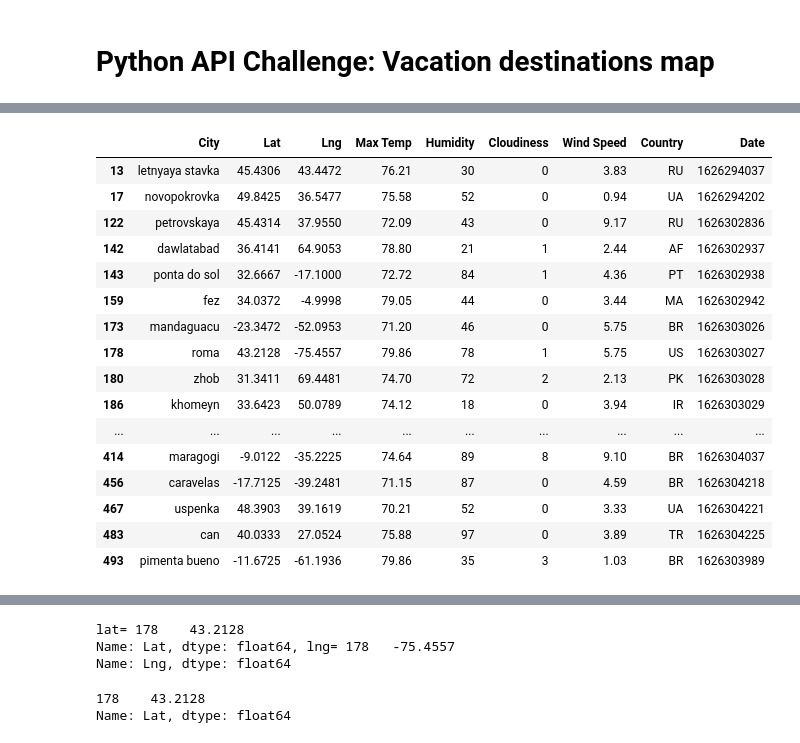
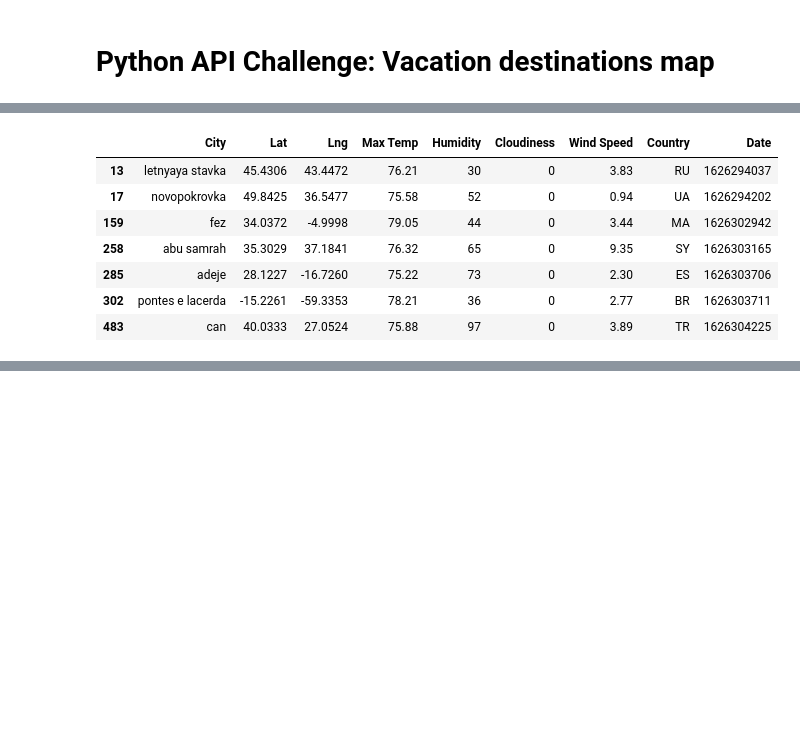
Before and after one commit to mjcarlson628/python-api-challenge, a Jupyter notebook: VacationPy/VacationPy.ipynb, the cells around one changed output, grey strips where cells are left out. Cells and saved outputs as stored; diff of their text form; code cells hidden in the pictures; blank space fills up the shorter version.

Commit message:
fixed heatmap and vacation hotels

```diff
--- a/VacationPy/VacationPy.ipynb
+++ b/VacationPy/VacationPy.ipynb
@@ -21,29 +22,20 @@ weather_df.head()
 | 3 | macau | 22.2006 | 113.5461 | 87.08 | 79 | 20 | 8.05 | MO | 1626294035 |
 | 4 | portales | 34.1862 | -103.3344 | 88.11 | 28 | 8 | 16.33 | US | 1626294035 |
 # %%
-# Search for places that had temperatures between 70 and 80 F, winds below 10mph, and few clouds
-vacation_df = weather_df.loc[weather_df["Max Temp"] > 70]
+# Search for places that had temperatures between 75 and 80 F, winds below 10mph, and no clouds
+vacation_df = weather_df.loc[weather_df["Max Temp"] > 75]
 vacation_df = vacation_df.loc[vacation_df["Max Temp"] < 80]
 vacation_df = vacation_df.loc[vacation_df["Wind Speed"] < 10]
-vacation_df = vacation_df.loc[vacation_df["Cloudiness"] < 10]
+vacation_df = vacation_df.loc[vacation_df["Cloudiness"] == 0]
 
 vacation_df
 # %% [output]
 |  | City | Lat | Lng | Max Temp | Humidity | Cloudiness | Wind Speed | Country | Date |
 | 13 | letnyaya stavka | 45.4306 | 43.4472 | 76.21 | 30 | 0 | 3.83 | RU | 1626294037 |
 | 17 | novopokrovka | 49.8425 | 36.5477 | 75.58 | 52 | 0 | 0.94 | UA | 1626294202 |
-| 122 | petrovskaya | 45.4314 | 37.9550 | 72.09 | 43 | 0 | 9.17 | RU | 1626302836 |
-| 142 | dawlatabad | 36.4141 | 64.9053 | 78.80 | 21 | 1 | 2.44 | AF | 1626302937 |
-| 143 | ponta do sol | 32.6667 | -17.1000 | 72.72 | 84 | 1 | 4.36 | PT | 1626302938 |
 | 159 | fez | 34.0372 | -4.9998 | 79.05 | 44 | 0 | 3.44 | MA | 1626302942 |
-| 173 | mandaguacu | -23.3472 | -52.0953 | 71.20 | 46 | 0 | 5.75 | BR | 1626303026 |
-| 178 | roma | 43.2128 | -75.4557 | 79.86 | 78 | 1 | 5.75 | US | 1626303027 |
-| 180 | zhob | 31.3411 | 69.4481 | 74.70 | 72 | 2 | 2.13 | PK | 1626303028 |
-| 186 | khomeyn | 33.6423 | 50.0789 | 74.12 | 18 | 0 | 3.94 | IR | 1626303029 |
-| ... | ... | ... | ... | ... | ... | ... | ... | ... | ... |
-| 414 | maragogi | -9.0122 | -35.2225 | 74.64 | 89 | 8 | 9.10 | BR | 1626304037 |
-| 456 | caravelas | -17.7125 | -39.2481 | 71.15 | 87 | 0 | 4.59 | BR | 1626304218 |
-| 467 | uspenka | 48.3903 | 39.1619 | 70.21 | 52 | 0 | 3.33 | UA | 1626304221 |
+| 258 | abu samrah | 35.3029 | 37.1841 | 76.32 | 65 | 0 | 9.35 | SY | 1626303165 |
+| 285 | adeje | 28.1227 | -16.7260 | 75.22 | 73 | 0 | 2.30 | ES | 1626303706 |
+| 302 | pontes e lacerda | -15.2261 | -59.3353 | 78.21 | 36 | 0 | 2.77 | BR | 1626303711 |
 | 483 | can | 40.0333 | 27.0524 | 75.88 | 97 | 0 | 3.89 | TR | 1626304225 |
-| 493 | pimenta bueno | -11.6725 | -61.1936 | 79.86 | 35 | 3 | 1.03 | BR | 1626303989 |
 # %%
@@ -62,16 +54,3 @@ fig.add_layer(heat_layer)
 fig
 # %% [output]
 [interactive output not drawn]
-# %%
-lat = vacation_df.loc[vacation_df["City"] == "roma"]["Lat"].astype(float)
-lng = vacation_df.loc[vacation_df["City"] == "roma"]["Lng"].astype(float)
-print(f"lat= {lat}, lng= {lng}")
-# %% [output]
-lat= 178    43.2128
-Name: Lat, dtype: float64, lng= 178   -75.4557
-Name: Lng, dtype: float64
-# %%
-vacation_df.loc[vacation_df["City"] == "roma"]
-# %% [output]
-178    43.2128
-Name: Lat, dtype: float64
```
Also changed, not shown: parts of 6 cells of this notebook, 5 other files.
